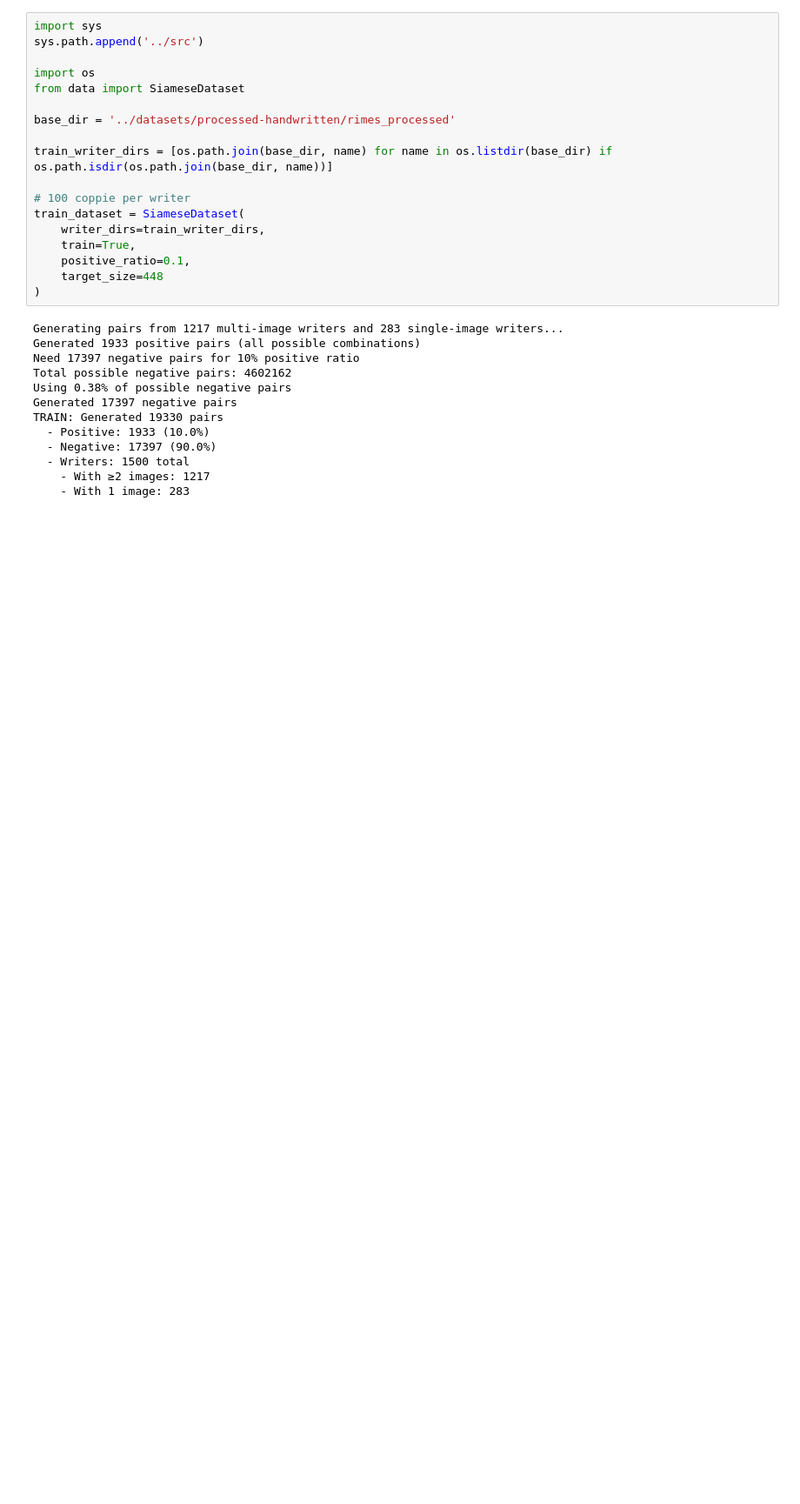
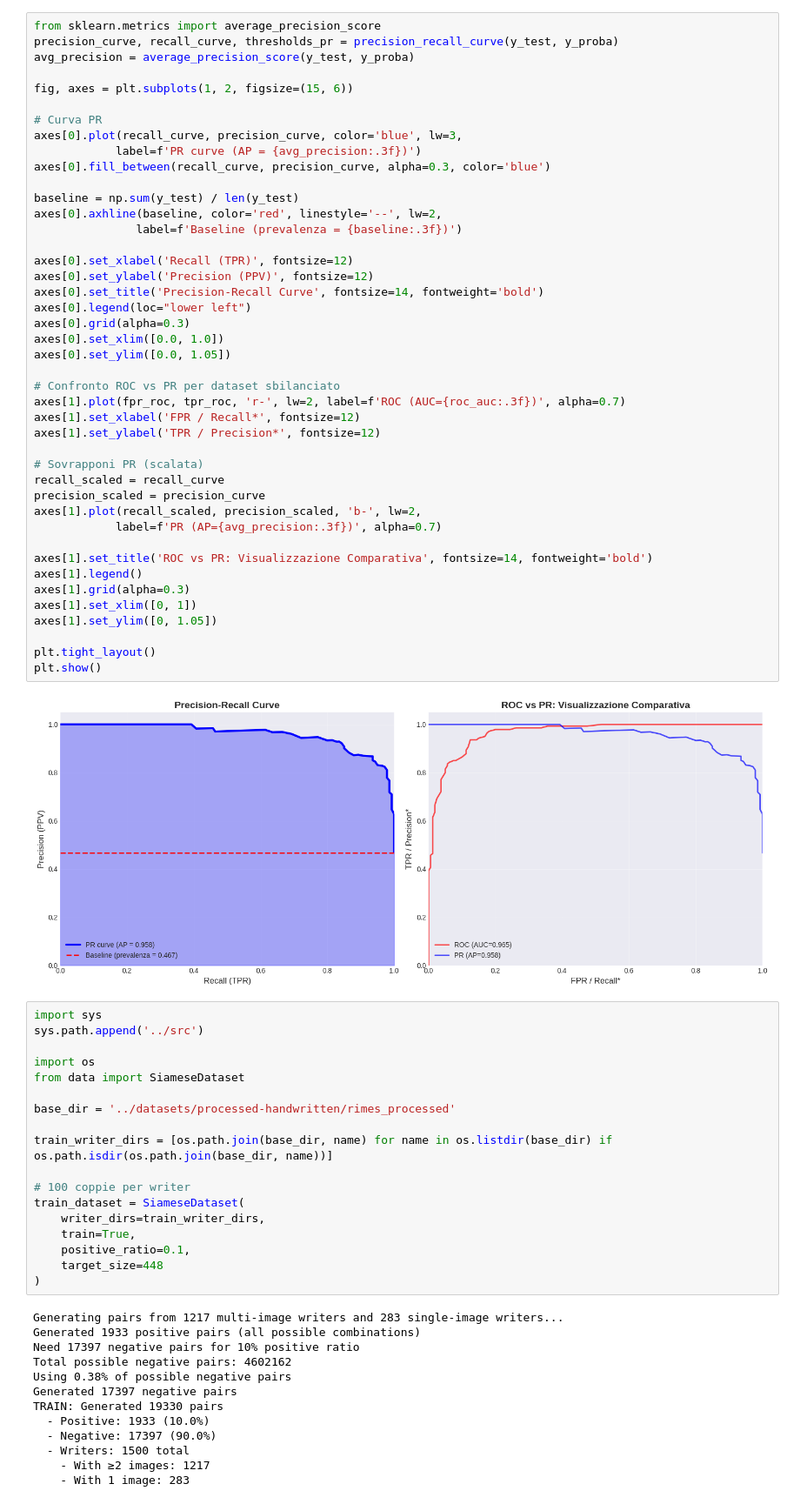
Before and after one commit to lorenzo-arcioni/HandVerify, a Jupyter notebook: notebooks/Processed Dataset EDA.ipynb, the cells around one changed output. Shown at 87% size. Saved outputs shown, nothing was run; the diff lists cells and outputs as text; blank space fills up the shorter version.

```diff
--- a/notebooks/Processed Dataset EDA.ipynb
+++ b/notebooks/Processed Dataset EDA.ipynb
@@ -1,3 +151,48 @@
+# %%
+from sklearn.metrics import average_precision_score
+precision_curve, recall_curve, thresholds_pr = precision_recall_curve(y_test, y_proba)
+avg_precision = average_precision_score(y_test, y_proba)
+
+fig, axes = plt.subplots(1, 2, figsize=(15, 6))
+
+# Curva PR
+axes[0].plot(recall_curve, precision_curve, color='blue', lw=3,
+            label=f'PR curve (AP = {avg_precision:.3f})')
+axes[0].fill_between(recall_curve, precision_curve, alpha=0.3, color='blue')
+
+baseline = np.sum(y_test) / len(y_test)
+axes[0].axhline(baseline, color='red', linestyle='--', lw=2,
+               label=f'Baseline (prevalenza = {baseline:.3f})')
+
+axes[0].set_xlabel('Recall (TPR)', fontsize=12)
+axes[0].set_ylabel('Precision (PPV)', fontsize=12)
+axes[0].set_title('Precision-Recall Curve', fontsize=14, fontweight='bold')
+axes[0].legend(loc="lower left")
+axes[0].grid(alpha=0.3)
+axes[0].set_xlim([0.0, 1.0])
+axes[0].set_ylim([0.0, 1.05])
+
+# Confronto ROC vs PR per dataset sbilanciato
+axes[1].plot(fpr_roc, tpr_roc, 'r-', lw=2, label=f'ROC (AUC={roc_auc:.3f})', alpha=0.7)
+axes[1].set_xlabel('FPR / Recall*', fontsize=12)
+axes[1].set_ylabel('TPR / Precision*', fontsize=12)
+
+# Sovrapponi PR (scalata)
+recall_scaled = recall_curve
+precision_scaled = precision_curve
+axes[1].plot(recall_scaled, precision_scaled, 'b-', lw=2,
+            label=f'PR (AP={avg_precision:.3f})', alpha=0.7)
+
+axes[1].set_title('ROC vs PR: Visualizzazione Comparativa', fontsize=14, fontweight='bold')
+axes[1].legend()
+axes[1].grid(alpha=0.3)
+axes[1].set_xlim([0, 1])
+axes[1].set_ylim([0, 1.05])
+
+plt.tight_layout()
+plt.show()
+# %% [output]
+[figure, added]
 # %%
 import sys
 sys.path.append('../src')
```
Also changed, not shown: parts of 8 cells of this notebook, 1 other file.
